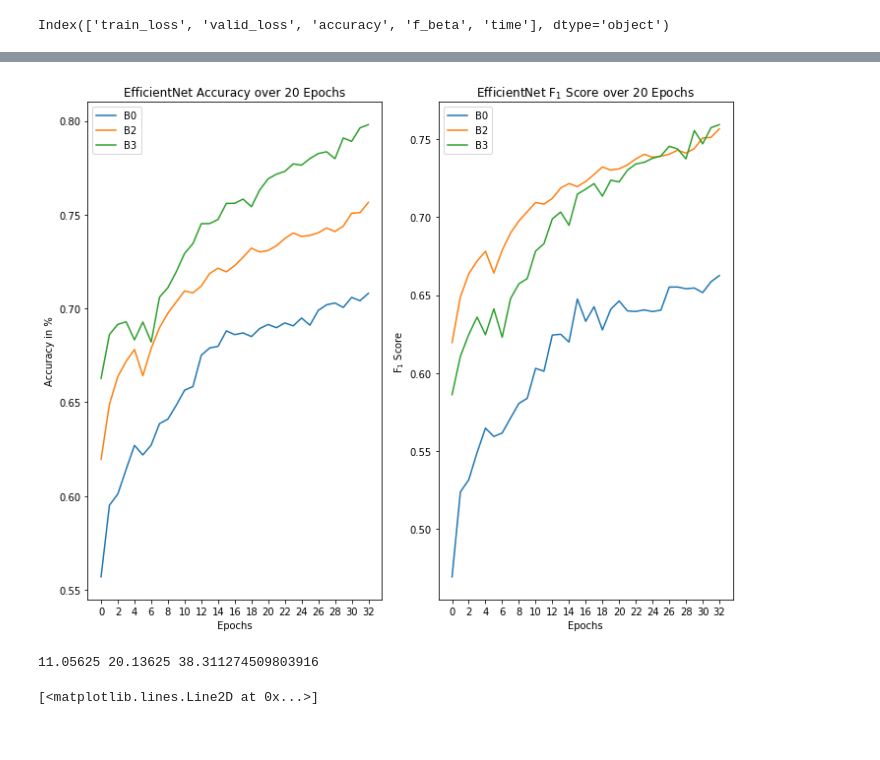
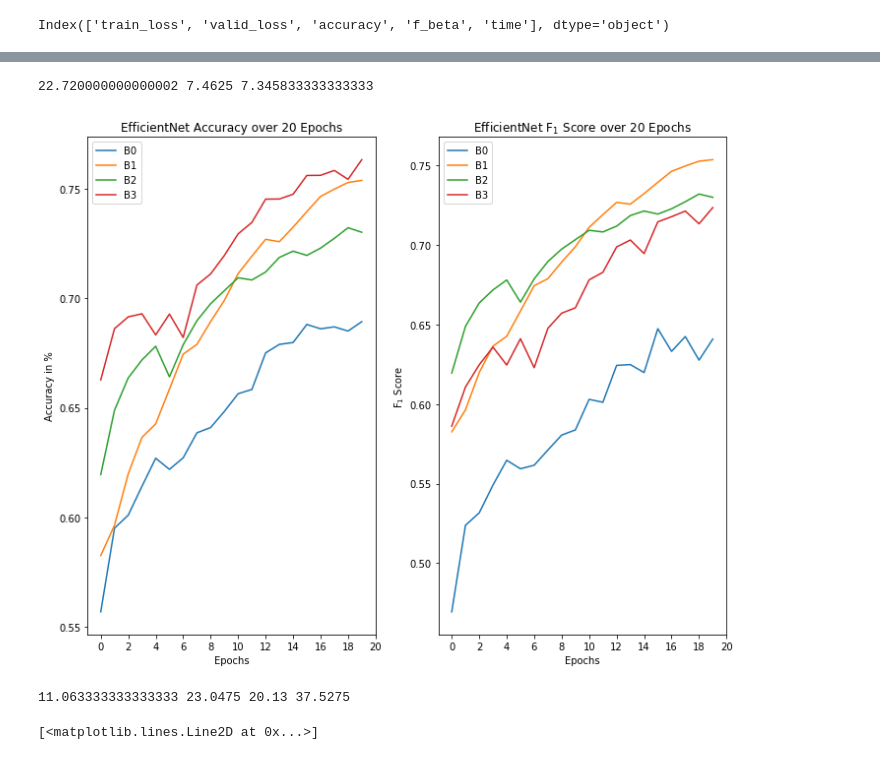
Before and after one commit to angus-mackenzie/snake-id, a Jupyter notebook: notebooks/graphing_data/creating_graphs.ipynb, the cells around one changed output, grey strips where cells are left out. Drawn from its saved outputs; the diff is of its cells as text; code cells hidden in the pictures.

Commit message:
Added more results

```diff
--- a/notebooks/graphing_data/creating_graphs.ipynb
+++ b/notebooks/graphing_data/creating_graphs.ipynb
@@ -13,0 +9,23 @@ b3 = pd.read_csv("../../results/b3.csv", index_col=['epoch'],converters={'time':
+# %%
+# Load in all the results
+b0 = pd.read_csv("../../results/b0.csv", index_col=['epoch'],converters={'time': mm_ss2seconds})
+b0.name = 'B0'
+b0_v2 = pd.read_csv("../../results/b0_v2.csv", index_col=['epoch'],converters={'time': mm_ss2seconds})
+b0_v2.name = 'B0'
+b1 = pd.read_csv("../../results/efficientnet-b1.csv", index_col=['epoch'],converters={'time': mm_ss2seconds})
+b1.name = 'B1'
+b2 = pd.read_csv("../../results/b2_40.csv", index_col=['epoch'],converters={'time': mm_ss2seconds})
+b2.name = 'B2'
+b2_v2 = pd.read_csv("../../results/efficientnet-b2.csv", index_col=['epoch'],converters={'time': mm_ss2seconds})
+b2_v2.name = 'B2'
+b3 = pd.read_csv("../../results/b3.csv", index_col=['epoch'],converters={'time': mm_ss2seconds})
+b3.name = 'B3'
+b3_v2 = pd.read_csv("../../results/efficientnet-b3_v2.csv", index_col=['epoch'],converters={'time': mm_ss2seconds})
+b3_v2.name = 'B3'
+resnet18 =  pd.read_csv("../../results/ResNet18.csv", index_col=['epoch'],converters={'time': mm_ss2seconds})
+resnet18.name = 'ResNet-18'
+mobnet_ranger = pd.read_csv("../../results/history_mobilenet_ranger.csv", index_col=['epoch'],converters={'time': mm_ss2seconds})
+mobnet_ranger.name = 'MobileNet-Ranger'
+mobnet = pd.read_csv("../../results/history_mobilenet_rmsprop.csv", index_col=['epoch'],converters={'time': mm_ss2seconds})
+mobnet.name = 'MobileNet'
+dfs = [b0, b0_v2, b1, b2, b2_v2, b3, b3_v2, resnet18, mobnet_ranger, mobnet]
@@ -46,41 +145,55 @@ for i in range(cols_to_use):
+# %%
+# Time over 20 Epochs
+x_len = 20
+b0_avg_time = resnet18.time[:x_len].mean()
+b1_avg_time = mobnet.time[:x_len].mean()
+b2_avg_time = mobnet_ranger.time[:x_len].mean()
+b3_avg_time = b3.time[:x_len].mean()
+print(b0_avg_time/60, b1_avg_time/60, b2_avg_time/60)
+# %% [output]
+22.720000000000002 7.4625 7.345833333333333
 # %%
-# Honing in on Graphs we want
+# F1 Score
 plt.figure(figsize=(10,8))
 plt.subplot(1,2,1)
 column = "accuracy"
-x_len=33
+x_len=20
 plt.plot(np.arange(x_len), b0[column][:x_len], label="B0")
+plt.plot(np.arange(x_len), b1[column][:x_len], label="B1")
 plt.plot(np.arange(x_len), b2[column][:x_len], label="B2")
 plt.plot(np.arange(x_len), b3[column][:x_len], label="B3")
 plt.ylabel("Accuracy in %")
 plt.xlabel("Epochs")
 plt.legend()
 plt.xticks(np.arange(0,x_len+1,2))
 plt.title("EfficientNet Accuracy over 20 Epochs")
 plt.subplot(1,2,2)
 column = "f_beta"
-x_len=33
+x_len=20
 plt.plot(np.arange(x_len), b0[column][:x_len], label="B0")
+plt.plot(np.arange(x_len), b1[column][:x_len], label="B1")
 plt.plot(np.arange(x_len), b2[column][:x_len], label="B2")
 plt.plot(np.arange(x_len), b3[column][:x_len], label="B3")
 plt.ylabel("F$_1$ Score")
 plt.xlabel("Epochs")
 plt.legend()
 plt.title("EfficientNet F$_1$ Score over 20 Epochs")
 plt.xticks(np.arange(0,x_len+1,2))
 plt.tight_layout()
 plt.savefig("acc_and_f1.png")
 plt.show()
 # %% [output]
-[figure, old version]
+[figure, new version]
 # %%
 # Other useful information
-b0_avg_time = b0.time.mean()
-b2_avg_time = b2.time.mean()
-b3_avg_time = b3.time.mean()
-print(b0_avg_time/60, b2_avg_time/60, b3_avg_time/60)
+x_len = 20
+b0_avg_time = b0.time[:x_len].mean()
+b1_avg_time = b1.time[:x_len].mean()
+b2_avg_time = b2.time[:x_len].mean()
+b3_avg_time = b3.time[:x_len].mean()
+print(b0_avg_time/60, b1_avg_time/60, b2_avg_time/60, b3_avg_time/60)
 # %% [output]
-11.05625 20.13625 38.311274509803916
+11.063333333333333 23.0475 20.13 37.5275
 # %%
 # Precision Recall Curves
 precision = b2['precision']
```
Also changed, not shown: parts of 6 cells of this notebook, 9 other files.
